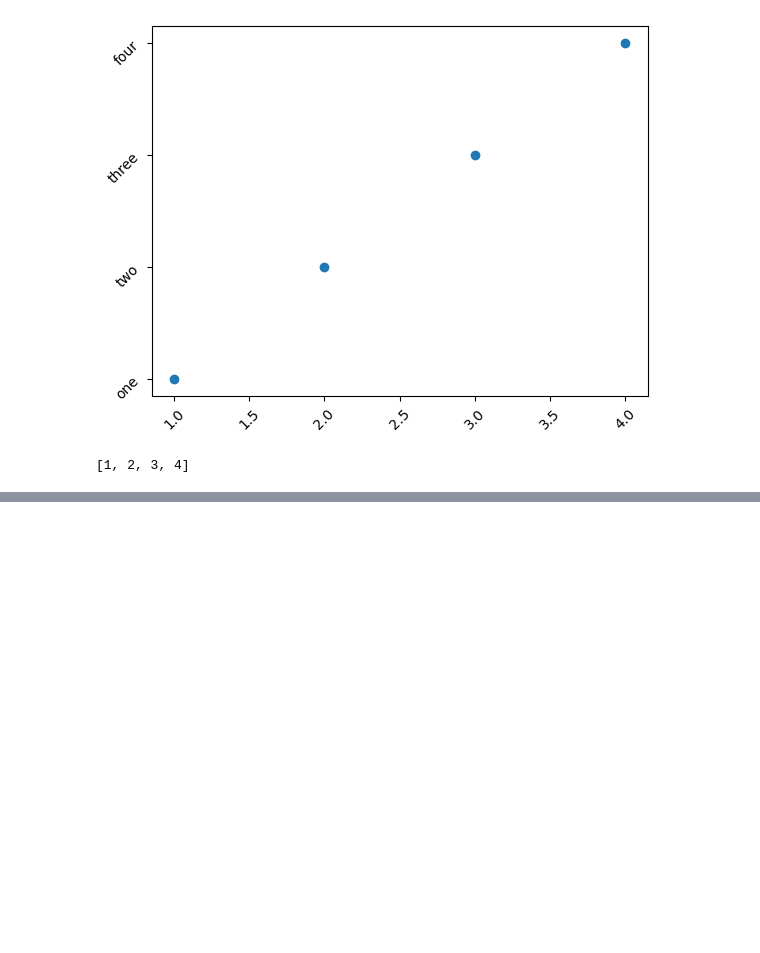
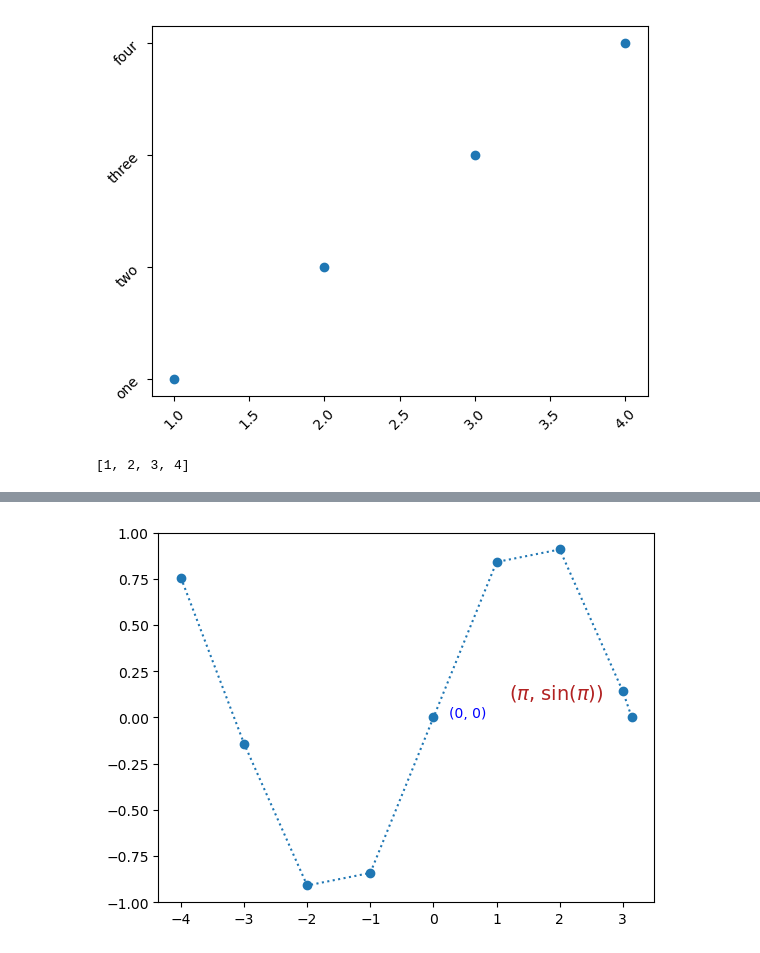
Before and after one commit to RichardAlcabes22/codeup_review, a Jupyter notebook: 3-data_science_libraries/05_matplotlib.ipynb, the cells around one changed output, grey strips where cells are left out. Saved outputs shown, nothing was run; the diff lists cells and outputs as text; code cells hidden in the pictures; blank space fills up the shorter version.

```diff
--- a/3-data_science_libraries/05_matplotlib.ipynb
+++ b/3-data_science_libraries/05_matplotlib.ipynb
@@ -189,0 +212,14 @@ list(x)
+# %%
+x = list(range(-4, 4))
+x.append(3.14159)
+y = [math.sin(n) for n in x]
+
+plt.scatter(x, y)
+plt.plot(x, y, ls=':')
+
+plt.text(0.25, 0, '(0, 0)', fontsize=10, color='blue')
+plt.text(1.2, 0.1, '($\pi$, sin($\pi$))', fontsize=14, color='firebrick')
+
+plt.show()
+# %% [output]
+[figure, added]
```
Also changed, not shown: parts of 7 cells of this notebook, 1 other file.
